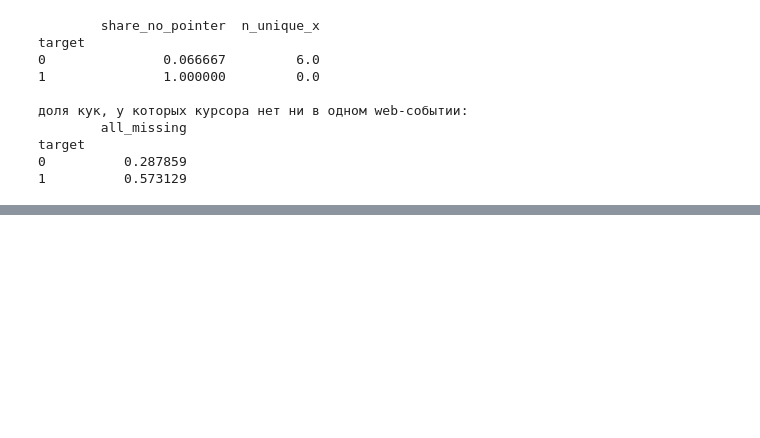
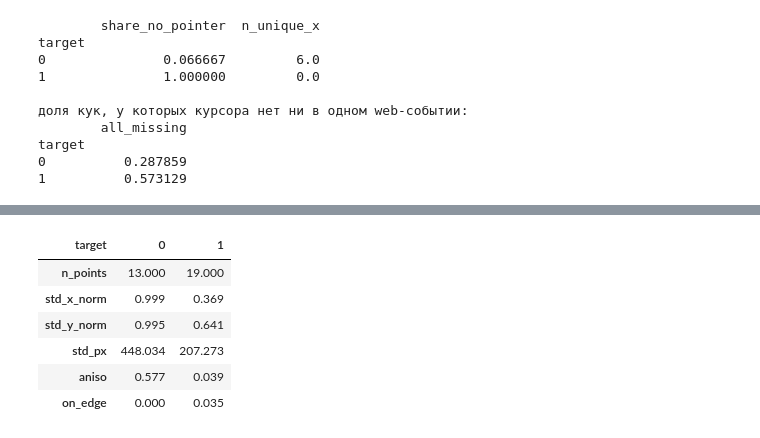
Before and after one commit to xloned/avito-bot-detection-challenge, a Jupyter notebook: solution.ipynb, the cells around one changed output, grey strips where cells are left out. Saved outputs shown, nothing was run; the diff lists cells and outputs as text; code cells hidden in the pictures; blank space fills up the shorter version.

```diff
--- a/solution.ipynb
+++ b/solution.ipynb
@@ -455,0 +390,23 @@ X_tr.head()
+# %%
+W, H = 1920, 1080  # размер экрана: максимум координат (все точки train и test лежат в [0, 1920] x [0, 1080])
+
+pts = web[web.pointer_x.notna()]
+g = pts.groupby('cookie_id')
+cloud = pd.DataFrame({
+    'target': g.target.first(),
+    'n_points': g.size(),
+    'std_x_norm': g.pointer_x.std() / (W / np.sqrt(12)),
+    'std_y_norm': g.pointer_y.std() / (H / np.sqrt(12)),
+    'std_px': np.sqrt((g.pointer_x.var() + g.pointer_y.var()) / 2),
+    'aniso': np.log(g.pointer_x.std() / g.pointer_y.std()),
+    'on_edge': ((pts.pointer_x <= 0) | (pts.pointer_x >= W) | (pts.pointer_y <= 0) | (pts.pointer_y >= H)).groupby(pts.cookie_id).mean(),
+})
+cloud[cloud.n_points >= 5].groupby('target').median().round(3).T
+# %% [output]
+| target | 0 | 1 |
+| n_points | 13.000 | 19.000 |
+| std_x_norm | 0.999 | 0.369 |
+| std_y_norm | 0.995 | 0.641 |
+| std_px | 448.034 | 207.273 |
+| aniso | 0.577 | 0.039 |
+| on_edge | 0.000 | 0.035 |
```
Also changed, not shown: parts of 30 cells of this notebook, 1 other file.
